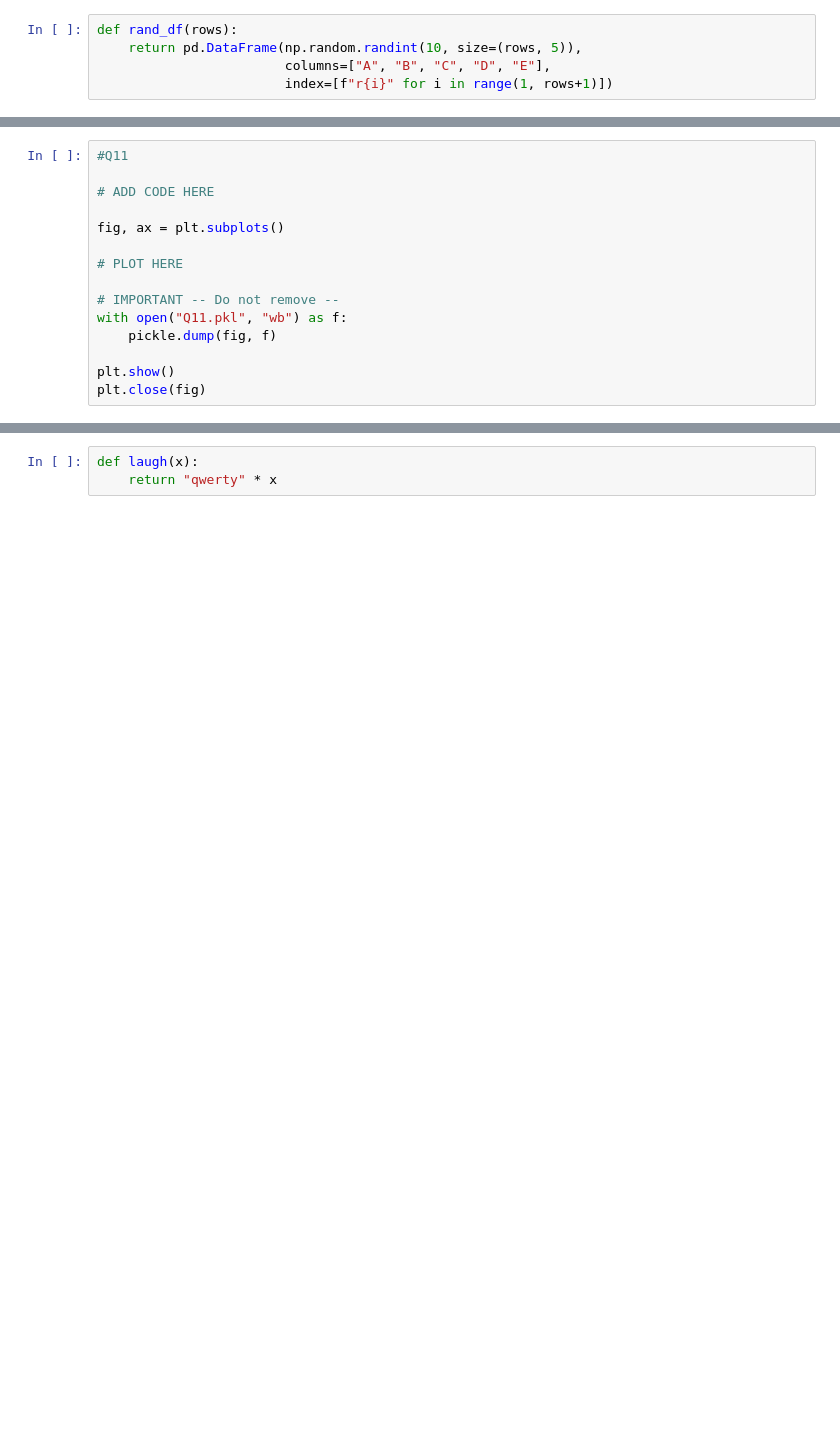
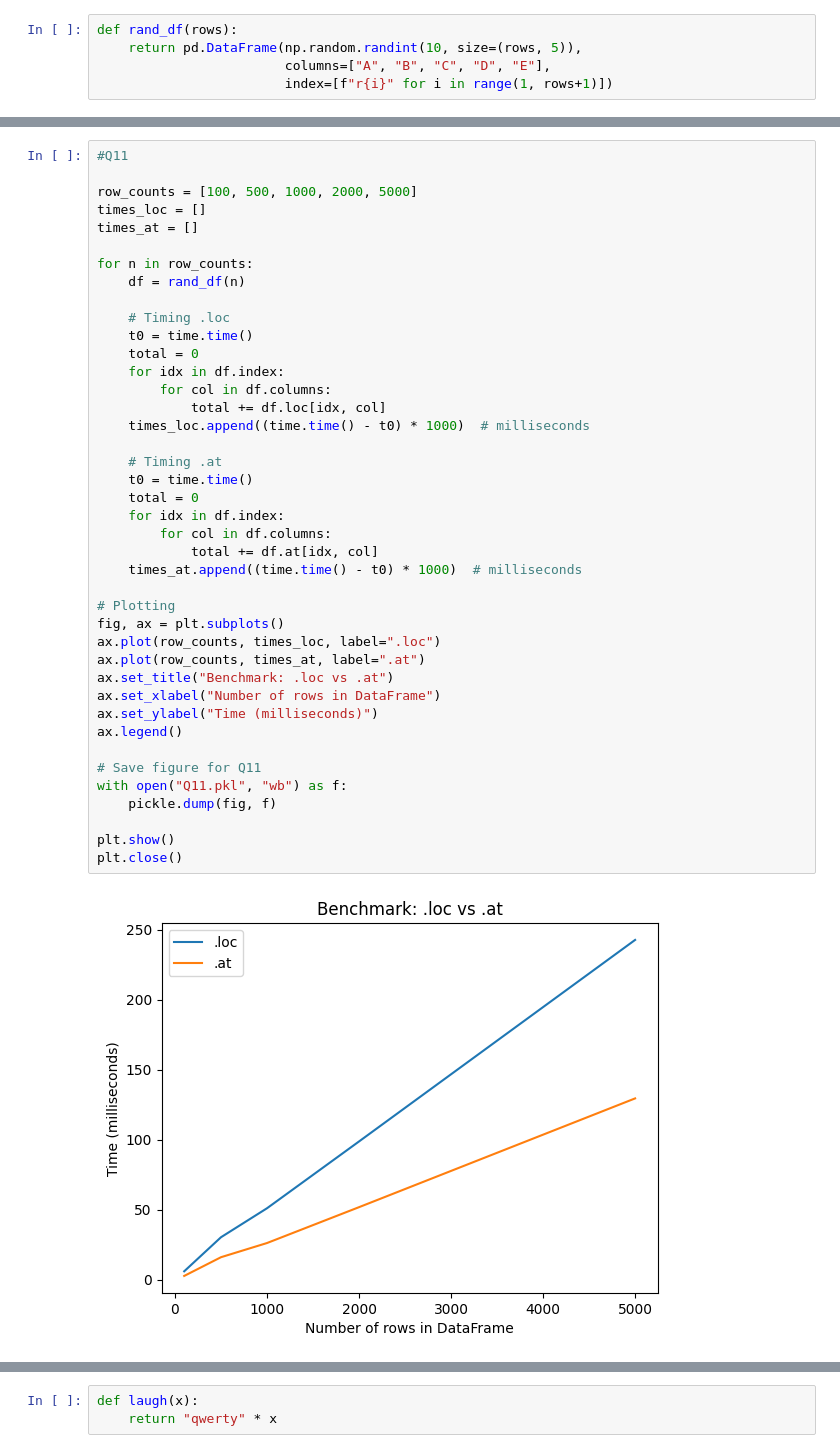
Before and after one commit to ervardaan/cs320-uwmadison-summer2025, a Jupyter notebook: projects/mp2/mp2.ipynb, the cells around one changed output, grey strips where cells are left out. Cells and saved outputs as stored; diff of their text form; blank space fills up the shorter version.

```diff
--- a/projects/mp2/mp2.ipynb
+++ b/projects/mp2/mp2.ipynb
@@ -296,18 +533,46 @@ for idx in df.index:
 # %%
 #Q11
 
-# ADD CODE HERE
+row_counts = [100, 500, 1000, 2000, 5000]
+times_loc = []
+times_at = []
 
+for n in row_counts:
+    df = rand_df(n)
+
+    # Timing .loc
+    t0 = time.time()
+    total = 0
+    for idx in df.index:
+        for col in df.columns:
+            total += df.loc[idx, col]
+    times_loc.append((time.time() - t0) * 1000)  # milliseconds
+
+    # Timing .at
+    t0 = time.time()
+    total = 0
+    for idx in df.index:
+        for col in df.columns:
+            total += df.at[idx, col]
+    times_at.append((time.time() - t0) * 1000)  # milliseconds
+
+# Plotting
 fig, ax = plt.subplots()
+ax.plot(row_counts, times_loc, label=".loc")
+ax.plot(row_counts, times_at, label=".at")
+ax.set_title("Benchmark: .loc vs .at")
+ax.set_xlabel("Number of rows in DataFrame")
+ax.set_ylabel("Time (milliseconds)")
+ax.legend()
 
-# PLOT HERE
-
-# IMPORTANT -- Do not remove --
+# Save figure for Q11
 with open("Q11.pkl", "wb") as f:
     pickle.dump(fig, f)
 
 plt.show()
-plt.close(fig)
+plt.close()
+# %% [output]
+[figure, added]
 # %% [markdown]
 ### Q12: What is faster, a loop or `.apply`?
 
```
Also changed, not shown: parts of 16 cells of this notebook, 5 other files.
